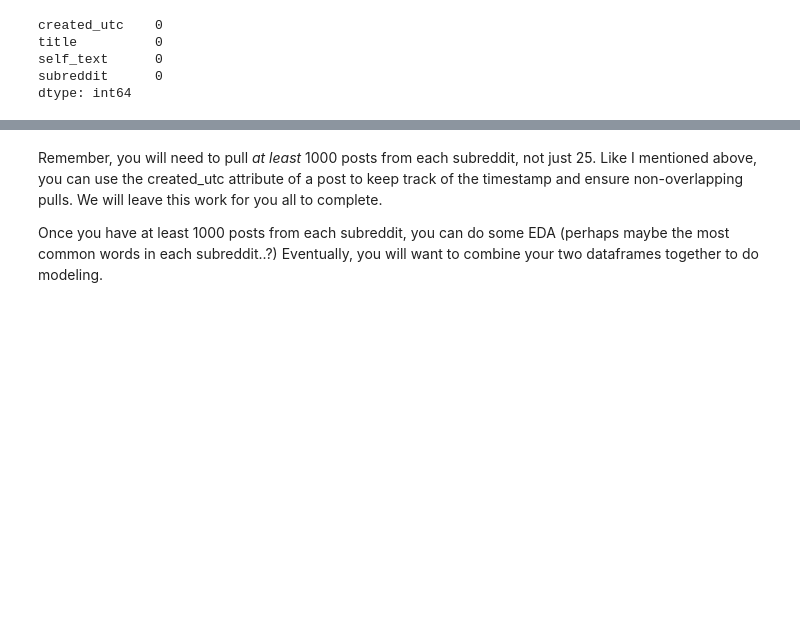
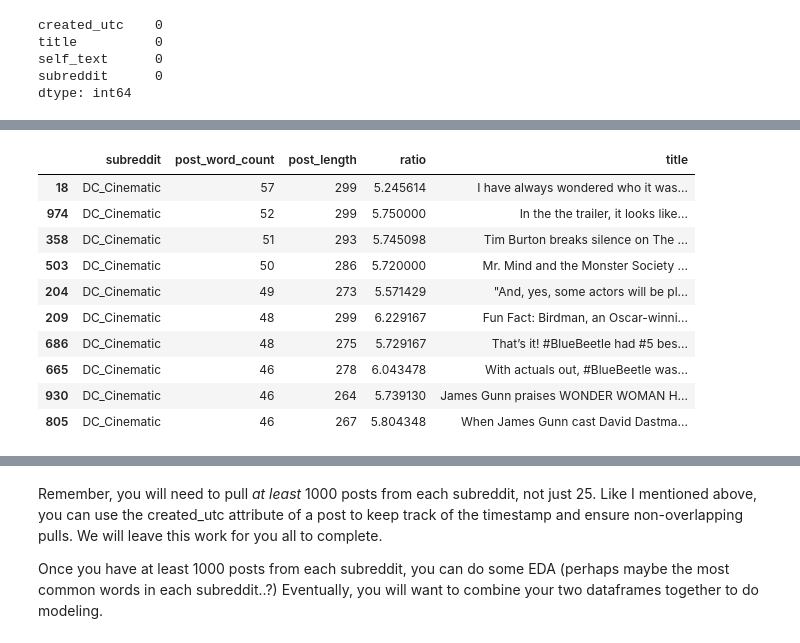
Before and after one commit to suli1524/Marvel_vs._DC, a Jupyter notebook: Reddit-PRAW-tutorial-Copy1.ipynb, the cells around one changed output, grey strips where cells are left out. Cells and saved outputs as stored; diff of their text form; code cells hidden in the pictures; blank space fills up the shorter version.

```diff
--- a/Reddit-PRAW-tutorial-Copy1.ipynb
+++ b/Reddit-PRAW-tutorial-Copy1.ipynb
@@ -170,0 +323,15 @@ dc_cinematic = dc_cinematic.to_csv('dc_cinematic_post.csv',index=False)
+# %%
+# top 10 longest dc_cinematic_post
+dc_cinematic.sort_values(by='post_word_count', ascending=False)[['subreddit','post_word_count','post_length','ratio','title']].head(10)
+# %% [output]
+|  | subreddit | post_word_count | post_length | ratio | title |
+| 18 | DC_Cinematic | 57 | 299 | 5.245614 | I have always wondered who it was... |
+| 974 | DC_Cinematic | 52 | 299 | 5.750000 | In the the trailer, it looks like... |
+| 358 | DC_Cinematic | 51 | 293 | 5.745098 | Tim Burton breaks silence on The ... |
+| 503 | DC_Cinematic | 50 | 286 | 5.720000 | Mr. Mind and the Monster Society ... |
+| 204 | DC_Cinematic | 49 | 273 | 5.571429 | "And, yes, some actors will be pl... |
+| 209 | DC_Cinematic | 48 | 299 | 6.229167 | Fun Fact: Birdman, an Oscar-winni... |
+| 686 | DC_Cinematic | 48 | 275 | 5.729167 | That’s it! #BlueBeetle had #5 bes... |
+| 665 | DC_Cinematic | 46 | 278 | 6.043478 | With actuals out, #BlueBeetle was... |
+| 930 | DC_Cinematic | 46 | 264 | 5.739130 | James Gunn praises WONDER WOMAN H... |
+| 805 | DC_Cinematic | 46 | 267 | 5.804348 | When James Gunn cast David Dastma... |
```
Also changed, not shown: parts of 37 cells of this notebook, 2 other files.
